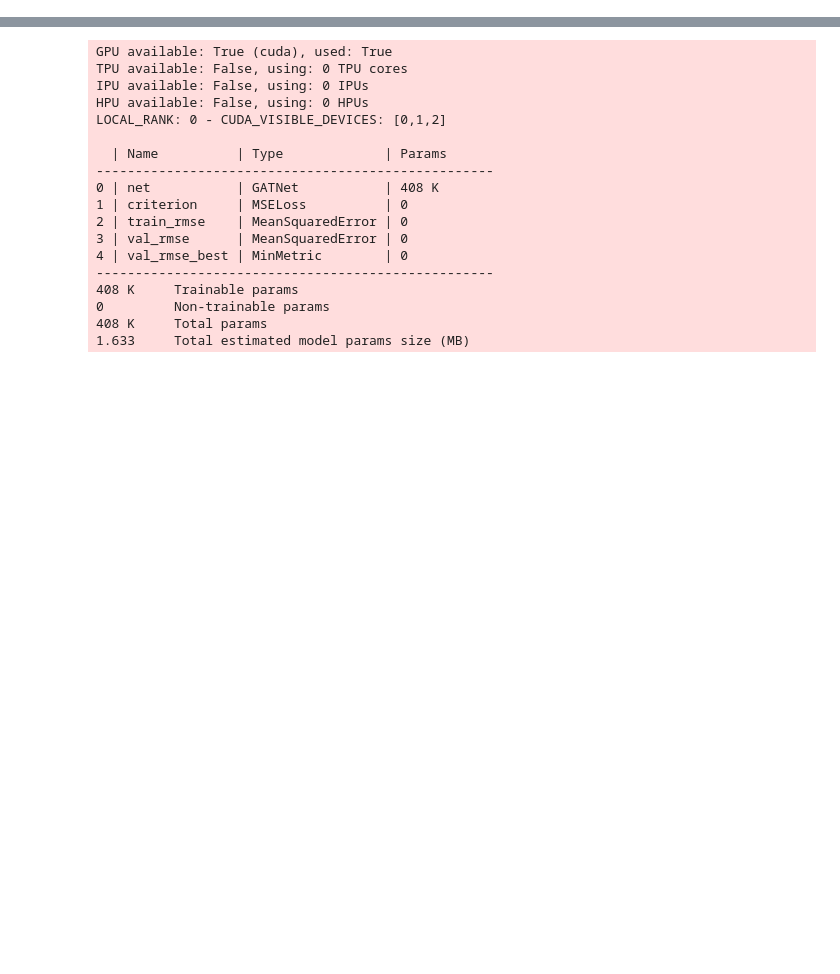
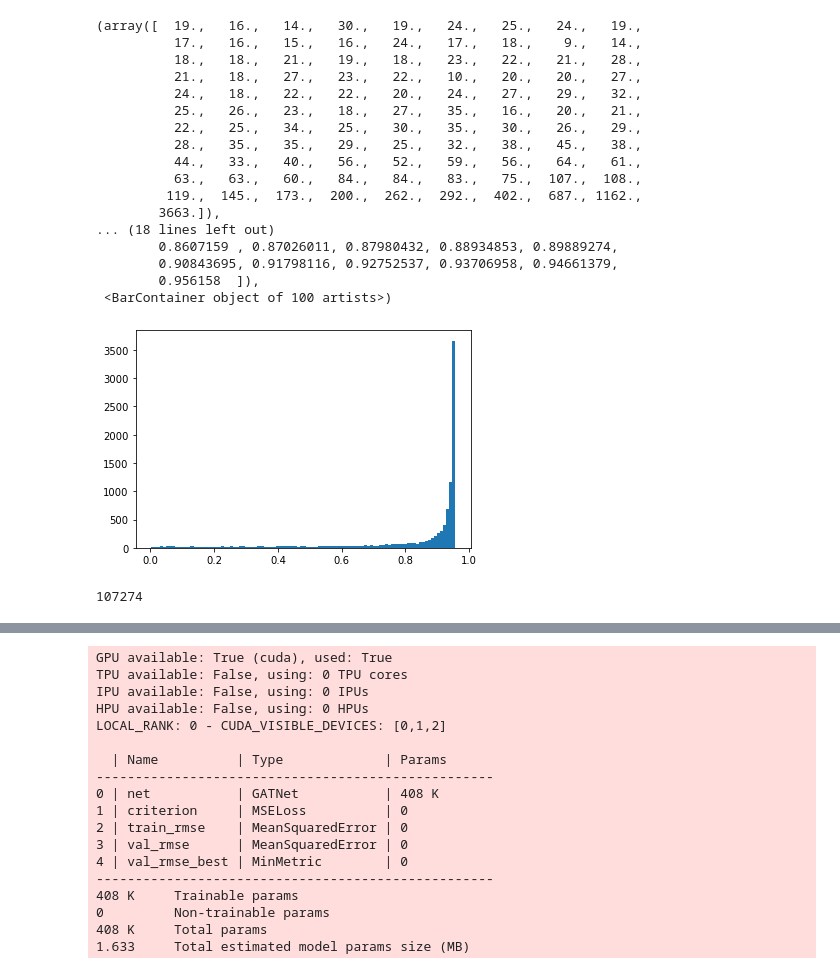
Before and after one commit to DanyeongLee/2022-samsung-ai-challenge-3rd-place-solution, a Jupyter notebook: notebooks/gnn.ipynb, the cells around one changed output, grey strips where cells are left out. Saved outputs shown, nothing was run; the diff lists cells and outputs as text; code cells hidden in the pictures; blank space fills up the shorter version.

```diff
--- a/notebooks/gnn.ipynb
+++ b/notebooks/gnn.ipynb
@@ -26,0 +264,5 @@ from sklearn.model_selection import train_test_split
+# %%
+def absoluteFilePaths(directory):
+    for dirpath,_,filenames in os.walk(directory):
+        for f in filenames:
+            yield os.path.abspath(os.path.join(dirpath, f))
@@ -26,0 +274,32 @@ from sklearn.model_selection import train_test_split
+# %%
+def get_2conformers(data):
+    confs = data["conformers"]
+    for conf in confs:
+        if conf["set"] == 1:
+            conf1 = conf
+        elif conf["set"] == data["uniqueconfs"]:
+            conf2 = conf
+
+    energy_diff = conf2["totalenergy"] - conf1["totalenergy"]
+
+    return conf1["rd_mol"], conf2["rd_mol"], energy_diff
+# %%
+targets = []
+
+n = 0
+for file in tqdm(absoluteFilePaths("../data/rdkit_folder/drugs")):
+    try:
+        with open(file, "rb") as f:
+            data = pickle.load(f)
+
+        if data["uniqueconfs"] == 1:
+            continue
+
+        _, _, diff = get_2conformers(data)
+        targets.append(diff)
+    except:
+        print(data)
+    n += 1
+
+    if n > 10000:
+        break
@@ -26,0 +309,27 @@ from sklearn.model_selection import train_test_split
+# %%
+
+
+plt.hist(np.array(targets) * 100, bins=100)
+# %% [output]
+(array([  19.,   16.,   14.,   30.,   19.,   24.,   25.,   24.,   19.,
+          17.,   16.,   15.,   16.,   24.,   17.,   18.,    9.,   14.,
+          18.,   18.,   21.,   19.,   18.,   23.,   22.,   21.,   28.,
+          21.,   18.,   27.,   23.,   22.,   10.,   20.,   20.,   27.,
+          24.,   18.,   22.,   22.,   20.,   24.,   27.,   29.,   32.,
+          25.,   26.,   23.,   18.,   27.,   35.,   16.,   20.,   21.,
+          22.,   25.,   34.,   25.,   30.,   35.,   30.,   26.,   29.,
+          28.,   35.,   35.,   29.,   25.,   32.,   38.,   45.,   38.,
+          44.,   33.,   40.,   56.,   52.,   59.,   56.,   64.,   61.,
+          63.,   63.,   60.,   84.,   84.,   83.,   75.,  107.,  108.,
+         119.,  145.,  173.,  200.,  262.,  292.,  402.,  687., 1162.,
+        3663.]),
+... (18 lines left out)
+        0.8607159 , 0.87026011, 0.87980432, 0.88934853, 0.89889274,
+        0.90843695, 0.91798116, 0.92752537, 0.93706958, 0.94661379,
+        0.956158  ]),
+ <BarContainer object of 100 artists>)
+[figure, added]
+# %%
+n_multiple
+# %% [output]
+107274
```
Also changed, not shown: parts of 15 cells of this notebook, 38 other files.
